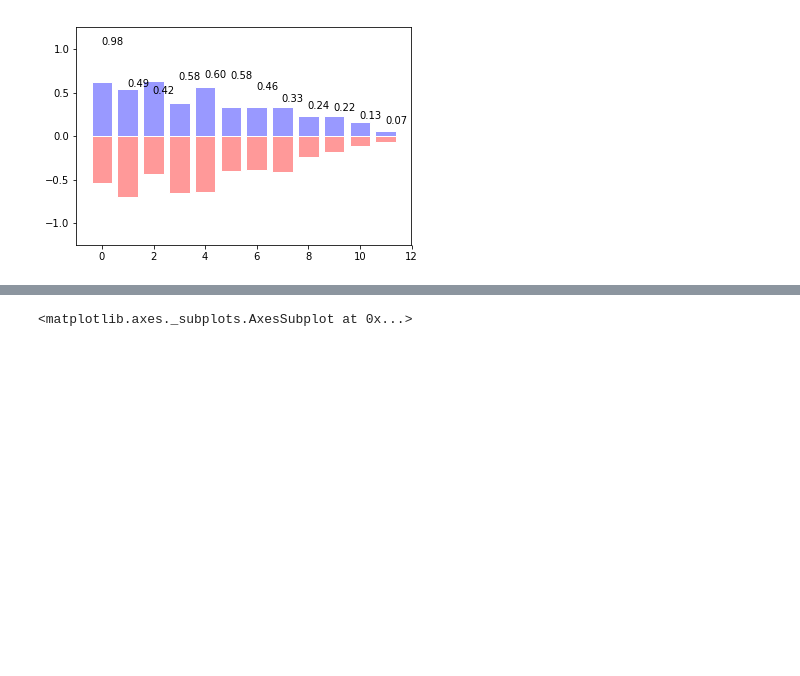
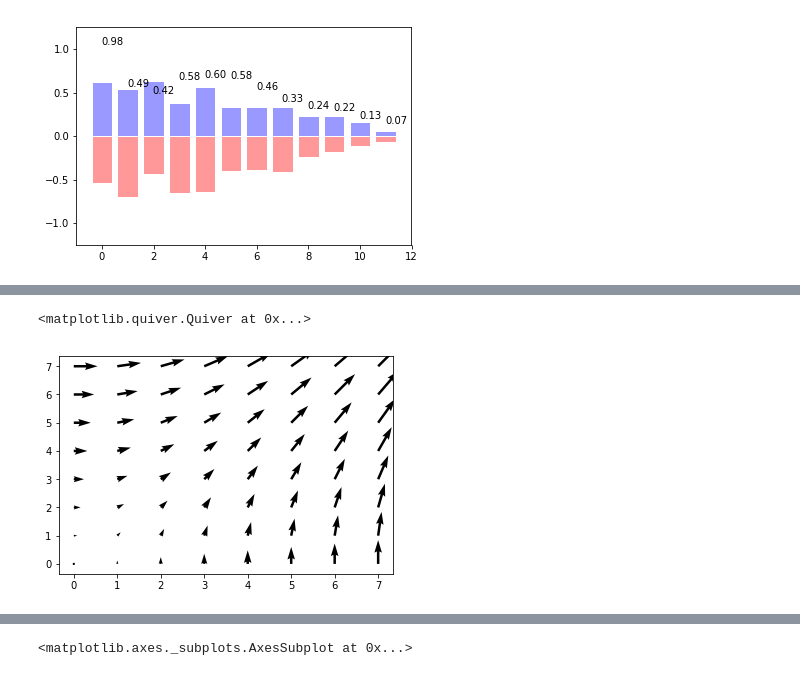
Before and after one commit to polilog/PythonLabs, a Jupyter notebook: lab3.ipynb, the cells around one changed output, grey strips where cells are left out. Cells and saved outputs as stored; diff of their text form; code cells hidden in the pictures; blank space fills up the shorter version.

```diff
--- a/lab3.ipynb
+++ b/lab3.ipynb
@@ -125,0 +155,8 @@ plt.ylim(-1.25, +1.25)
+# %%
+#task 10
+n = 8
+X, Y = np.mgrid[0:n, 0:n]
+plt.quiver(X, Y)
+# %% [output]
+<matplotlib.quiver.Quiver at 0x...>
+[figure, added]
```
Also changed, not shown: parts of 5 cells of this notebook.
